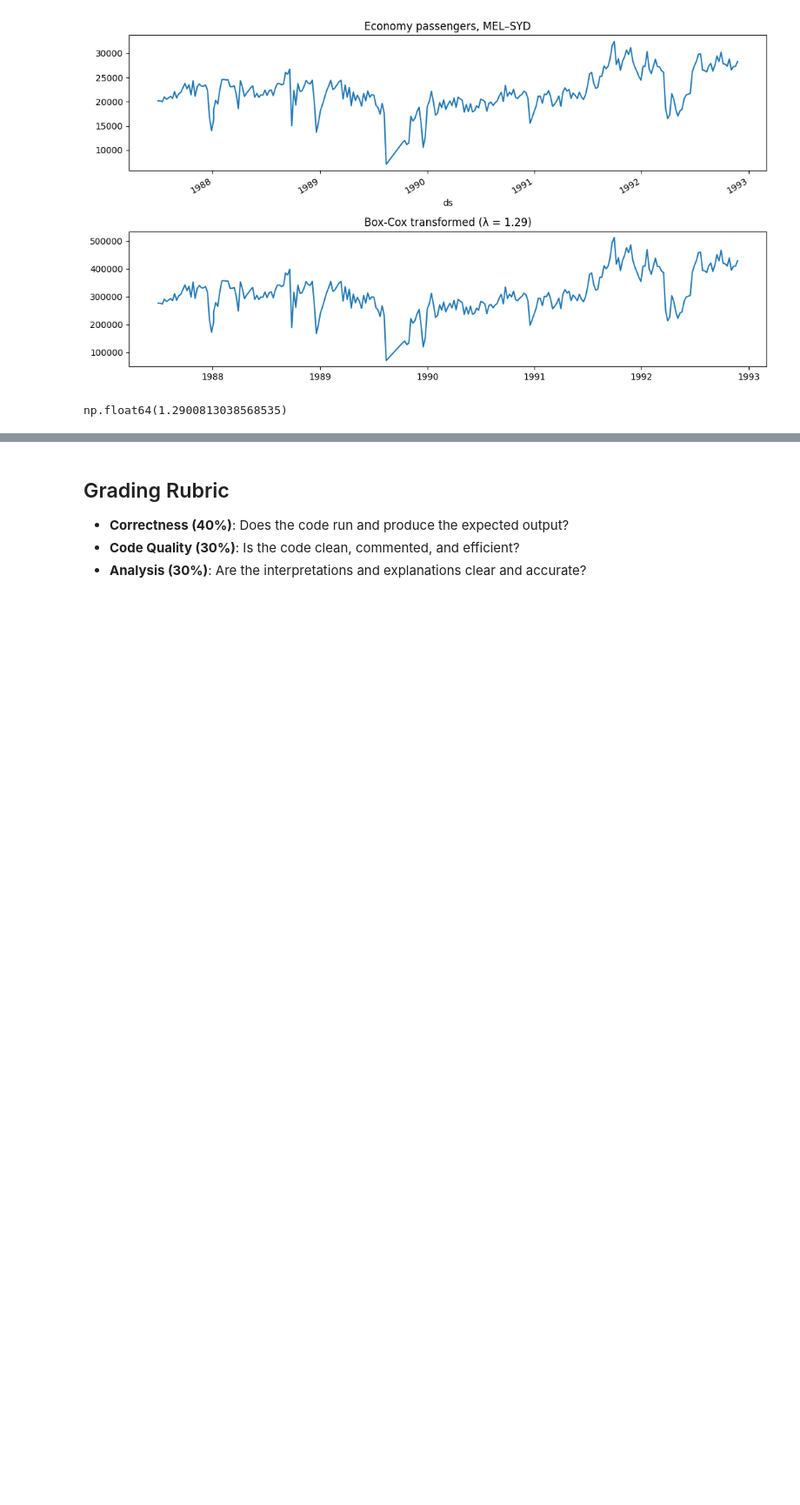
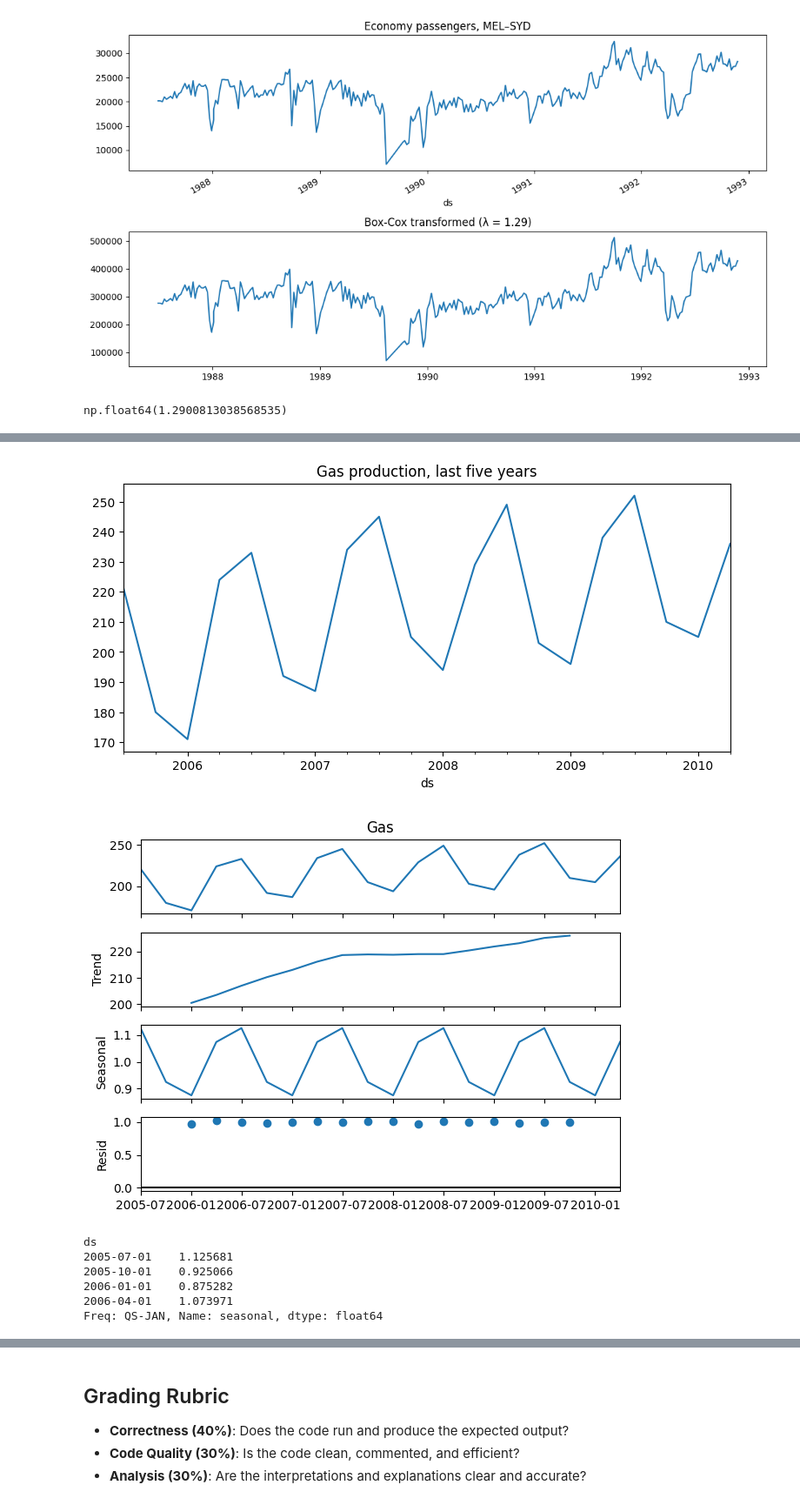
Before and after one commit to VickyGuo0907/DSE6230-forecasting-class-course-materials, a Jupyter notebook: assignments/week02_assignment.ipynb, the cells around one changed output, grey strips where cells are left out. Shown at 87% size. Drawn from its saved outputs; the diff is of its cells as text; code cells hidden in the pictures; blank space fills up the shorter version.

```diff
--- a/assignments/week02_assignment.ipynb
+++ b/assignments/week02_assignment.ipynb
@@ -360,0 +368,30 @@ find_lambda(sx_nz, 'Pedestrian counts, Southern Cross')   # λ ≈ 0.10
+# %%
+# Question 3.6
+# Consider the last five years of the Gas data from aus_production.
+# Plot the time series. Use seasonal_decompose (multiplicative) to calculate trend-cycle and seasonal indices.
+# Compute and plot seasonally adjusted data. Add an outlier and recompute.
+
+gas_prod = (
+        pd.read_csv('sample_data/aus_production.csv', parse_dates=['ds'])
+        .set_index('ds')['Gas'].dropna()
+        )
+gas_prod.index.freq = 'QS'
+gas_prod5 = gas_prod.tail(20)   # last five years
+
+gas_prod5.plot(figsize=(9,4), title = 'Gas production, last five years')
+plt.show()
+
+decomp = seasonal_decompose(gas_prod5, model='multiplicative')
+decomp.plot()
+plt.show()
+
+print(decomp.seasonal.head(4))
+# %% [output]
+[figure, added]
+[figure, added]
+ds
+2005-07-01    1.125681
+2005-10-01    0.925066
+2006-01-01    0.875282
+2006-04-01    1.073971
+Freq: QS-JAN, Name: seasonal, dtype: float64
```
Also changed, not shown: parts of 7 cells of this notebook.
